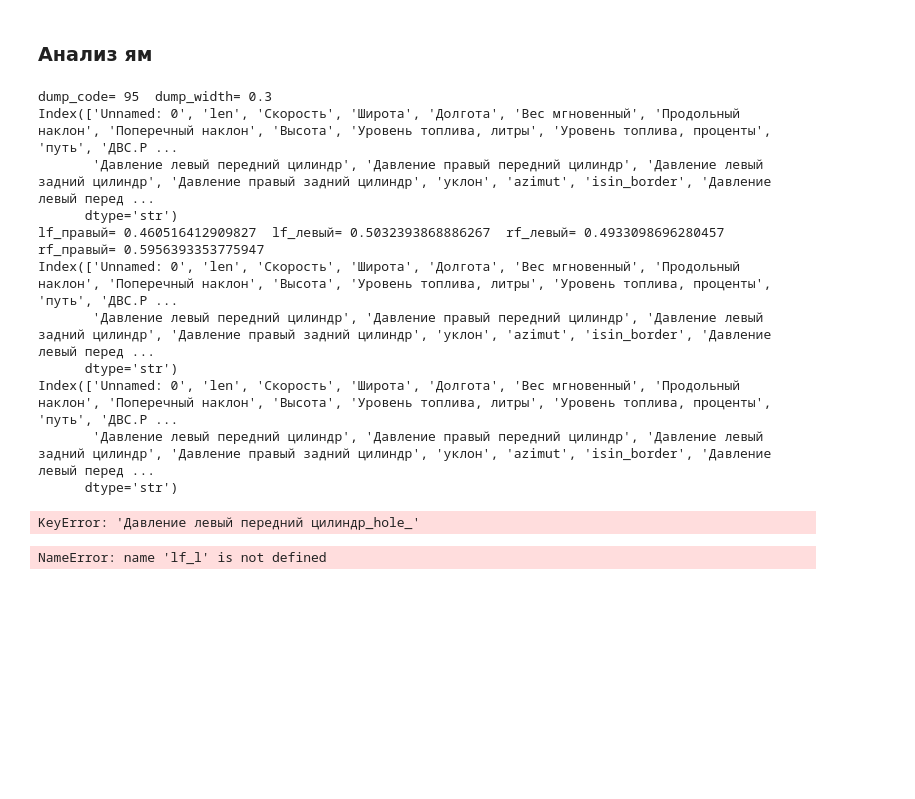
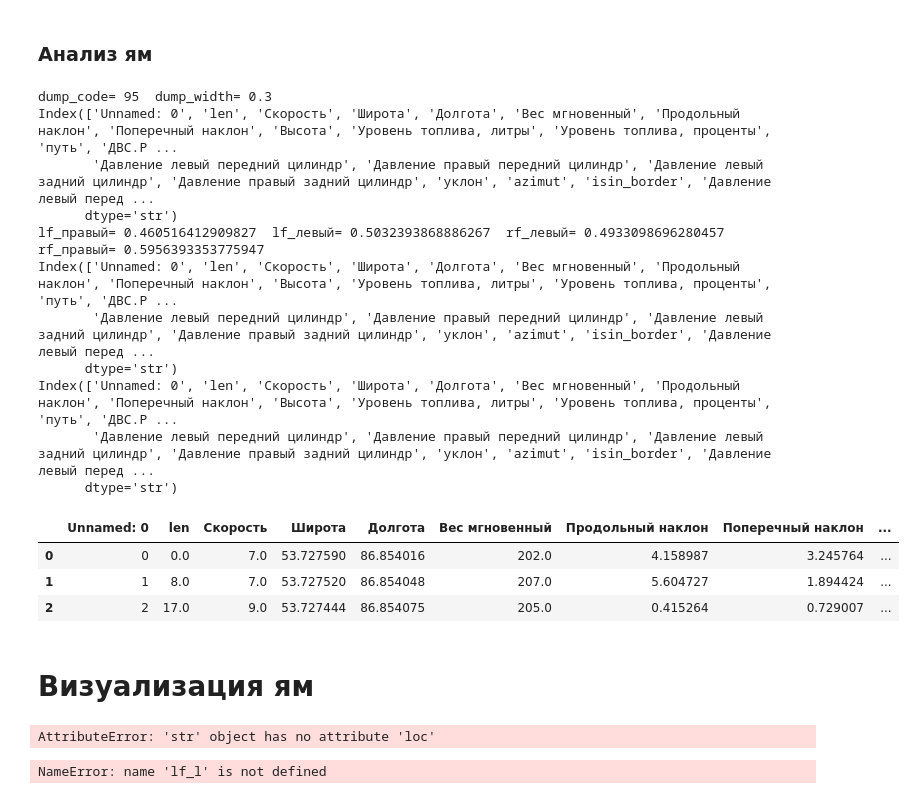
Before and after one commit to DarFusozaiVarVar/fantastic-barnacle, a Jupyter notebook: DataAnalysis/lab2/Проверка ям.ipynb, the cells around one changed output. Saved outputs shown, nothing was run; the diff lists cells and outputs as text; code cells hidden in the pictures; blank space fills up the shorter version.

```diff
--- a/DataAnalysis/lab2/Проверка ям.ipynb
+++ b/DataAnalysis/lab2/Проверка ям.ipynb
@@ -151,7 +151,7 @@ import numpy as np
 import plotly.graph_objects as go
 from plotly.subplots import make_subplots
 
-data_1=pd.read_csv(mainpath+'\\280_w.csv',sep=';',encoding='cp1251')
+data_1=pd.read_csv(mainpath+'\\route4\\280_w.csv',sep=';',encoding='cp1251')
 data_1['xy']=data_1.apply(lambda x:[x['Широта'],x['Долгота']],axis=1)
 
 if len(data_1)%2==0:
@@ -220,7 +220,7 @@ import plotly.graph_objects as go
 from plotly.subplots import make_subplots
 
 
-data_1=pd.read_csv(mainpath+'\\1_w.csv',sep=';',encoding='cp1251')
+data_1=pd.read_csv(mainpath+'\\route4\\1_w.csv',sep=';',encoding='cp1251')
 data_1['xy']=data_1.apply(lambda x:[x['Широта'],x['Долгота']],axis=1)
 
 if len(data_1)%2==0:
@@ -277,7 +277,7 @@ import plotly.graph_objects as go
 from plotly.subplots import make_subplots
 
 
-data_1=pd.read_csv(mainpath+'\\1_w.csv',sep=';',encoding='cp1251')
+data_1=pd.read_csv(mainpath+'\\route4\\1_w.csv',sep=';',encoding='cp1251')
 data_1['xy']=data_1.apply(lambda x:[x['Широта'],x['Долгота']],axis=1)
 
 if len(data_1)%2==0:
@@ -287,7 +287,7 @@ else:
     data_1.reset_index(drop=True,inplace=True)
 
 
-data_2=pd.read_csv(mainpath+'\\5_w.csv',sep=';',encoding='cp1251')
+data_2=pd.read_csv(mainpath+'\\route4\\5_w.csv',sep=';',encoding='cp1251')
 data_2['xy']=data_2.apply(lambda x:[x['Широта'],x['Долгота']],axis=1)
 
 if len(data_2)%2==0:
@@ -353,7 +353,7 @@ import configparser
 
 critical_length_for_holes=10
 
-data_1=pd.read_csv(mainpath+'\\1_w.csv',sep=';',encoding='cp1251')
+data_1=pd.read_csv(mainpath+'\\route4\\1_w.csv',sep=';',encoding='cp1251')
 data_1['xy']=data_1.apply(lambda x:[x['Широта'],x['Долгота']],axis=1)
 dump_code=data_1.loc[0,'Самосвал']
 dump_width=float(300)/1000.
@@ -366,7 +366,7 @@ else:
     data_1.reset_index(drop=True,inplace=True)
 
 
-data_2=pd.read_csv(mainpath+'\\5_w.csv',sep=';',encoding='cp1251')
+data_2=pd.read_csv(mainpath+'\\route4\\5_w.csv',sep=';',encoding='cp1251')
 data_2['xy']=data_2.apply(lambda x:[x['Широта'],x['Долгота']],axis=1)
 
 if len(data_2)%2==0:
@@ -418,41 +418,79 @@ fig = make_subplots(specs=[[{"secondary_y": True}]])
 
 fig.add_trace(go.Scatter(x=data_1['len'], y=data_1['Давление левый передний цилиндр'],mode='lines', name='левый передний_1'),secondary_y=True)
 fig.add_trace(go.Scatter(x=data_1['len'], y=data_1['Давление левый передний цилиндр_hole'],mode='lines', name='левый передний_1_hole'),secondary_y=False)
-fig.add_trace(go.Scatter(x=data_1['len'], y=data_1['Давление левый передний цилиндр_hole_'],mode='lines', name='левый передний_hole_'),secondary_y=False)
+# display(data_1.head(1))
+# fig.add_trace(go.Scatter(x=data_1['len'], y=data_1['Давление левый передний цилиндр_hole_'],mode='lines', name='левый передний_hole_'),secondary_y=False)
 
 fig.add_trace(go.Scatter(x=data_1['len'], y=data_1['Давление правый передний цилиндр'],mode='lines', name='правый передний цилиндр_1'),secondary_y=True)
 fig.add_trace(go.Scatter(x=data_1['len'], y=data_1['Давление правый передний цилиндр_hole'],mode='lines', name='правый передний_1_hole'),secondary_y=False)
-fig.add_trace(go.Scatter(x=data_1['len'], y=data_1['Давление правый передний цилиндр_hole_'],mode='lines', name='правый передний_1_hole_'),secondary_y=False)
+# fig.add_trace(go.Scatter(x=data_1['len'], y=data_1['Давление правый передний цилиндр_hole_'],mode='lines', name='правый передний_1_hole_'),secondary_y=False)
 
 fig.add_trace(go.Scatter(x=data_1['len'], y=data_1['Давление левый задний цилиндр'],mode='lines', name='левый задний_1'),secondary_y=True)
 fig.add_trace(go.Scatter(x=data_1['len'], y=data_1['Давление левый задний цилиндр_hole'],mode='lines', name='левый задний_1_hole'),secondary_y=False)
-fig.add_trace(go.Scatter(x=data_1['len'], y=data_1['Давление левый задний цилиндр_hole_'],mode='lines', name='левый задний_1_hole_'),secondary_y=False)
+# fig.add_trace(go.Scatter(x=data_1['len'], y=data_1['Давление левый задний цилиндр_hole_'],mode='lines', name='левый задний_1_hole_'),secondary_y=False)
 
 fig.add_trace(go.Scatter(x=data_1['len'], y=data_1['Давление правый задний цилиндр'],mode='lines', name='правый задний цилиндр_1'),secondary_y=True)
 fig.add_trace(go.Scatter(x=data_1['len'], y=data_1['Давление правый задний цилиндр_hole'],mode='lines', name='правый задний_1_hole'),secondary_y=False)
-fig.add_trace(go.Scatter(x=data_1['len'], y=data_1['Давление правый задний цилиндр_hole_'],mode='lines', name='правый задний_1_hole_'),secondary_y=False)
+# fig.add_trace(go.Scatter(x=data_1['len'], y=data_1['Давление правый задний цилиндр_hole_'],mode='lines', name='правый задний_1_hole_'),secondary_y=False)
 fig.add_trace(go.Scatter(x=data_1['len'], y=prod_nak_fft_1,mode='lines', name='продольный наклон_1_fft'),secondary_y=False)
 #fig.add_trace(go.Scatter(x=data_1['len'], y=pop_nak_fft_1,mode='lines', name='поперечный наклон_1_fft'),secondary_y=False)
 #fig.add_trace(go.Scatter(x=data_1['len'], y=prod_nak_fft_2,mode='lines', name='продольный наклон_2_fft'),secondary_y=False)
 #fig.add_trace(go.Scatter(x=data_1['len'], y=pop_nak_fft_2,mode='lines', name='поперечный наклон_2_fft'),secondary_y=False)
 
 
 fig.update_layout(title_text=tag+' ямы отфильтрованные',width=1100,height=500)
 fig.show()
 fig.write_html("ямы.html")
+
+display(data_1.head(3))
 # %% [output]
 dump_code= 95  dump_width= 0.3
 Index(['Unnamed: 0', 'len', 'Скорость', 'Широта', 'Долгота', 'Вес мгновенный', 'Продольный наклон', 'Поперечный наклон', 'Высота', 'Уровень топлива, литры', 'Уровень топлива, проценты', 'путь', 'ДВС.Р ...
        'Давление левый передний цилиндр', 'Давление правый передний цилиндр', 'Давление левый задний цилиндр', 'Давление правый задний цилиндр', 'уклон', 'azimut', 'isin_border', 'Давление левый перед ...
       dtype='str')
 lf_правый= 0.460516412909827  lf_левый= 0.5032393868886267  rf_левый= 0.4933098696280457  rf_правый= 0.5956393353775947
 Index(['Unnamed: 0', 'len', 'Скорость', 'Широта', 'Долгота', 'Вес мгновенный', 'Продольный наклон', 'Поперечный наклон', 'Высота', 'Уровень топлива, литры', 'Уровень топлива, проценты', 'путь', 'ДВС.Р ...
        'Давление левый передний цилиндр', 'Давление правый передний цилиндр', 'Давление левый задний цилиндр', 'Давление правый задний цилиндр', 'уклон', 'azimut', 'isin_border', 'Давление левый перед ...
       dtype='str')
 Index(['Unnamed: 0', 'len', 'Скорость', 'Широта', 'Долгота', 'Вес мгновенный', 'Продольный наклон', 'Поперечный наклон', 'Высота', 'Уровень топлива, литры', 'Уровень топлива, проценты', 'путь', 'ДВС.Р ...
        'Давление левый передний цилиндр', 'Давление правый передний цилиндр', 'Давление левый задний цилиндр', 'Давление правый задний цилиндр', 'уклон', 'azimut', 'isin_border', 'Давление левый перед ...
       dtype='str')
-KeyError: 'Давление левый передний цилиндр_hole_'
+|  | Unnamed: 0 | len | Скорость | Широта | Долгота | Вес мгновенный | Продольный наклон | Поперечный наклон | ... |
+| 0 | 0 | 0.0 | 7.0 | 53.727590 | 86.854016 | 202.0 | 4.158987 | 3.245764 | ... |
+| 1 | 1 | 8.0 | 7.0 | 53.727520 | 86.854048 | 207.0 | 5.604727 | 1.894424 | ... |
+| 2 | 2 | 17.0 | 9.0 | 53.727444 | 86.854075 | 205.0 | 0.415264 | 0.729007 | ... |
+# %% [markdown]
+# Визуализация ям
+# %%
+import folium
+
+m = folium.Map (data_1.loc[0,'xy'], zoom_start = 13)
+title_html = '''<h3 align="center" style="font-size:21px"><b>{}</b></h3>'''.format('Рейсы самосвала КС 1982 ямы')
+
+m.get_root().html.add_child(folium.Element(title_html))
+
+route = folium.PolyLine (list(data_1['xy']),вес = 3, color = 'green', непрозрачность = 0.8).add_to (m)
+route = folium.PolyLine (list(data_2['xy']),вес = 3, color = 'blue', непрозрачность = 0.8).add_to (m)
+tags = ['Давление левый передний цилиндр_hole', 'Давление правый передний цилиндр_hole', 'Давление левый задний цилиндр_hole', 'Давление правый задний цилиндр_hole']
+for l in data_1:
+    for t in tags:
+        if l.loc[t] < 0:
+            folium.CircleMarker(
+                location=[-27.55, -48.8],
+                radius=dump_width,
+                color="cornflowerblue",
+                stroke=False,
+                fill=True,
+                fill_opacity=0.6,
+                opacity=1,
+                popup="{} pixels".format(radius),
+                tooltip="I am in pixels",
+            ).add_to(m)
+
+display(m)
+m.save('map1989holes.html')
+# %% [output]
+AttributeError: 'str' object has no attribute 'loc'
 # %%
 #data_1=funrou.point_align(data_1,critical_length_for_holes)
 lf=(lf_l+lf_r)/2
```
Also changed, not shown: parts of 2 cells of this notebook, 14 other files.
